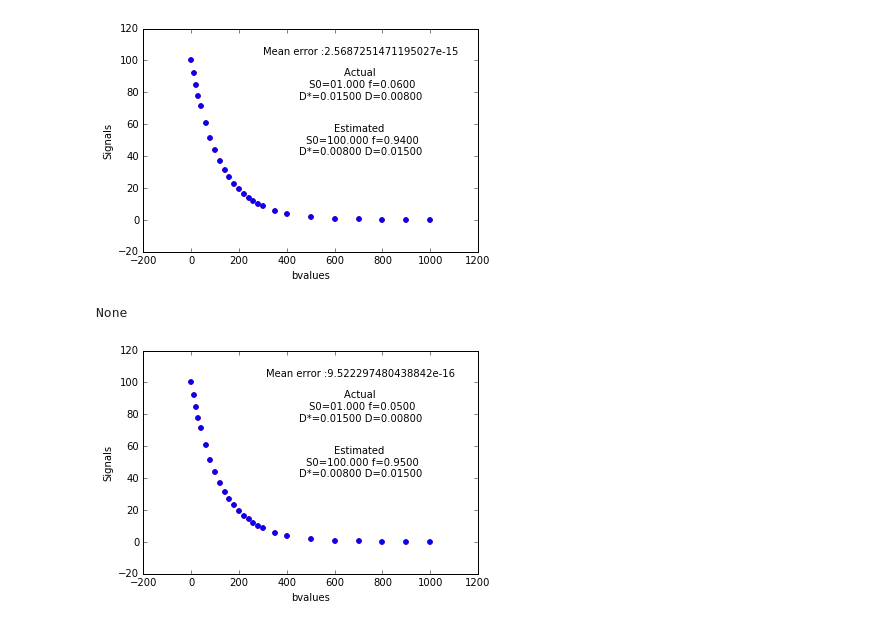
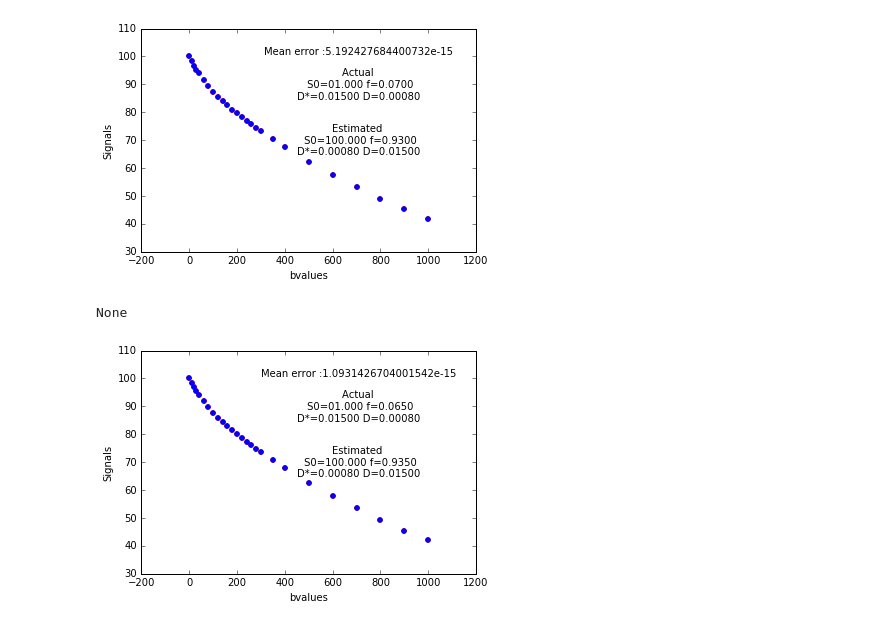
Before and after one commit to quantshah/dipy, a Jupyter notebook: dipy/reconst/ivim_dev.ipynb, the cells around one changed output. Drawn from its saved outputs; the diff is of its cells as text; code cells hidden in the pictures.

```diff
--- a/dipy/reconst/ivim_dev.ipynb
+++ b/dipy/reconst/ivim_dev.ipynb
@@ -85,16 +85,16 @@ def plot_signals(bvals, data, estimated_signal, est_params, act_params):
 
     plt.show()
 # %%
-f, D_star, D = 0.06, 0.015, 0.008
+f, D_star, D = 0.07, 0.015, 0.0008
 print (simulate(f,D_star,D))
 
 # Take a different fraction
-f = 0.05
+f = 0.065
 simulate(f,D_star,D)
 # %% [output]
-[figure, old version]
+[figure, new version]
 None
-[figure, old version]
+[figure, new version]
 # %%
 f, D_star, D = 0.07, 0.015, 0.0008
 # Plot with various snr
```
Also changed, not shown: parts of 1 cell of this notebook.
